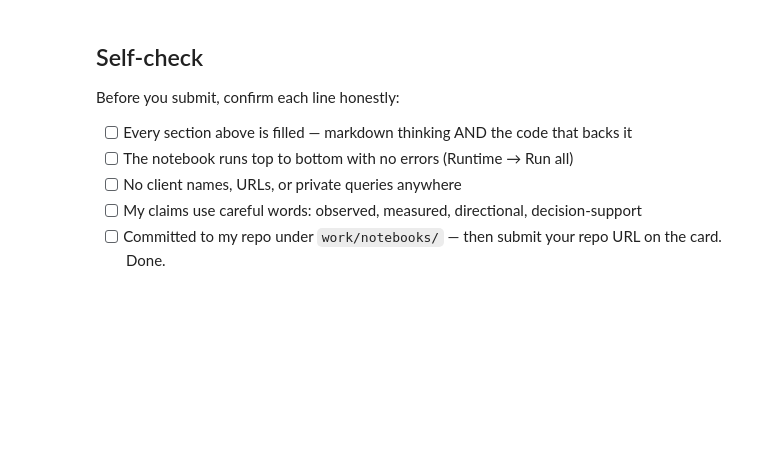
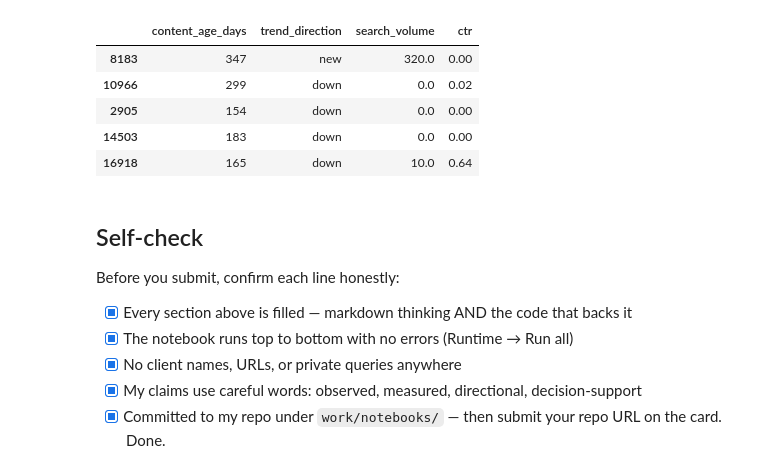
Before and after one commit to Ladyjinxxx/flyrankai-internship-ml-track, a Jupyter notebook: work/notebooks/w02_ml_task_framing.ipynb, the cells around one changed output. Cells and saved outputs as stored; diff of their text form; code cells hidden in the pictures; blank space fills up the shorter version.

```diff
--- a/work/notebooks/w02_ml_task_framing.ipynb
+++ b/work/notebooks/w02_ml_task_framing.ipynb
@@ -43,0 +45,6 @@ This skeleton is yours to fill. Work the sections **in order** — each one has
+# %%
+import pandas as pd
+
+df = pd.read_csv("data/raw/content_refresh_anonymized.csv")
+
+df.head()
@@ -44,10 +139,24 @@ This skeleton is yours to fill. Work the sections **in order** — each one has
+# %%
+df[[
+    "content_age_days",
+    "trend_direction",
+    "search_volume",
+    "ctr"
+]].sample(5)
+# %% [output]
+|  | content_age_days | trend_direction | search_volume | ctr |
+| 8183 | 347 | new | 320.0 | 0.00 |
+| 10966 | 299 | down | 0.0 | 0.02 |
+| 2905 | 154 | down | 0.0 | 0.00 |
+| 14503 | 183 | down | 0.0 | 0.00 |
+| 16918 | 165 | down | 10.0 | 0.64 |
 # %% [markdown]
 ## Self-check
 
 Before you submit, confirm each line honestly:
 
-- [ ] Every section above is filled — markdown thinking AND the code that backs it
-- [ ] The notebook runs top to bottom with no errors (Runtime → Run all)
-- [ ] No client names, URLs, or private queries anywhere
-- [ ] My claims use careful words: observed, measured, directional, decision-support
-- [ ] Committed to my repo under `work/notebooks/` — then submit your repo URL on the card. Done.
+- [x] Every section above is filled — markdown thinking AND the code that backs it
+- [x] The notebook runs top to bottom with no errors (Runtime → Run all)
+- [x] No client names, URLs, or private queries anywhere
+- [x] My claims use careful words: observed, measured, directional, decision-support
+- [x] Committed to my repo under `work/notebooks/` — then submit your repo URL on the card. Done.
```
Also changed, not shown: parts of 22 cells of this notebook.
